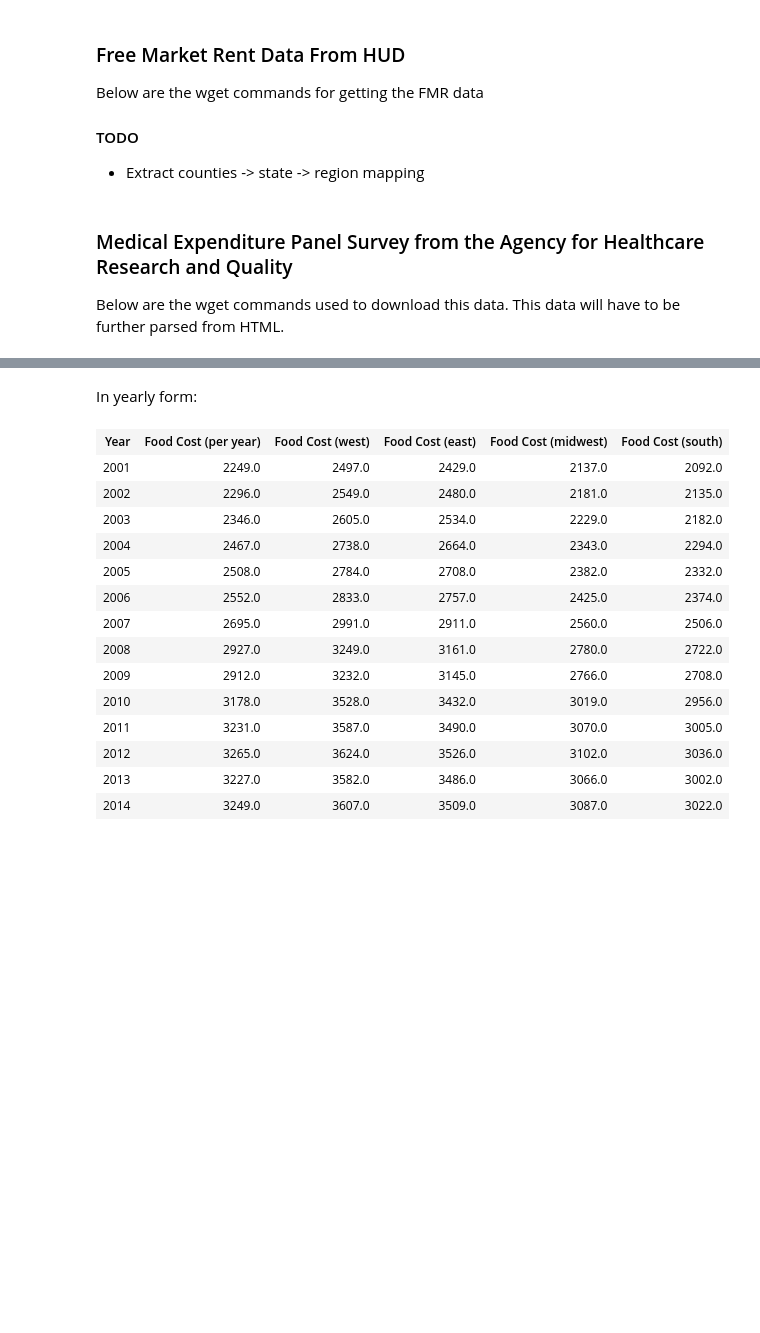
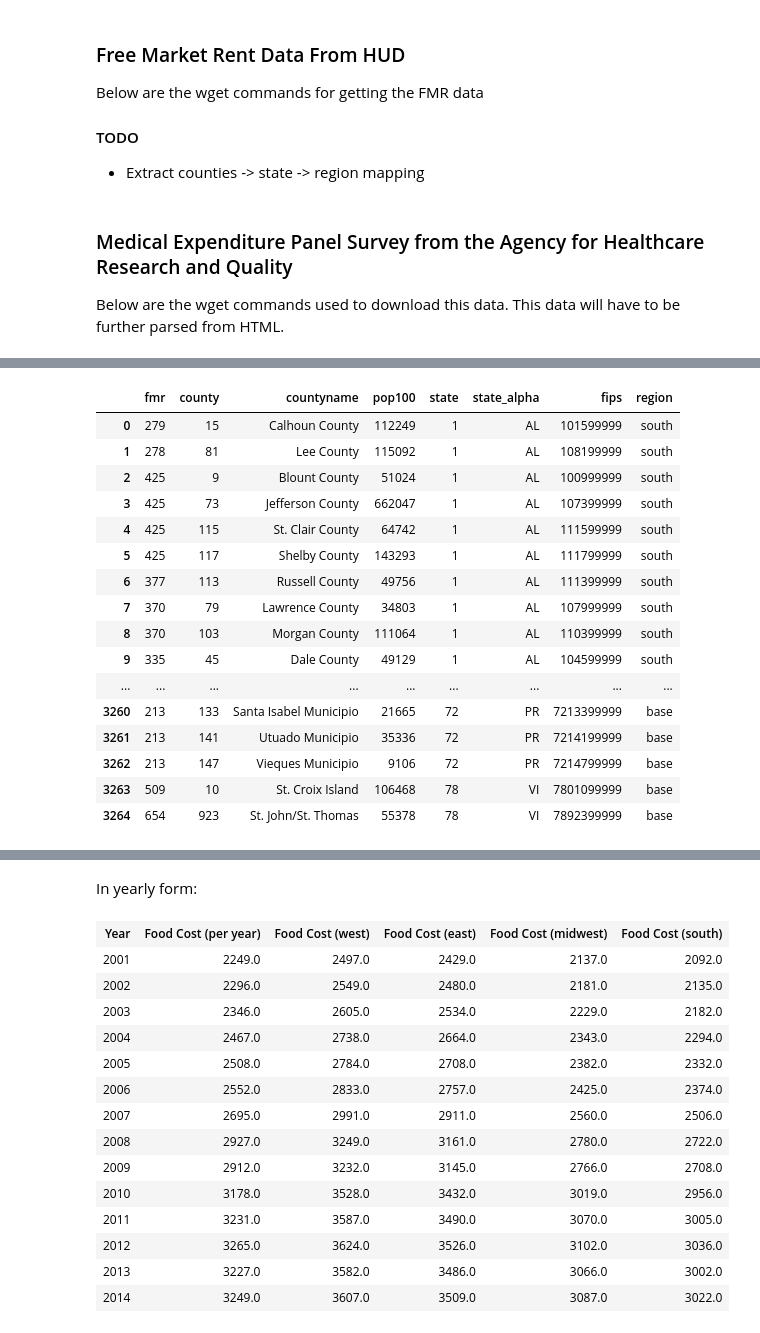
Before and after one commit to jquacinella/LivingWageModelExtension, a Jupyter notebook: Master's Thesis.ipynb, the cells around one changed output, grey strips where cells are left out. Saved outputs shown, nothing was run; the diff lists cells and outputs as text; code cells hidden in the pictures; blank space fills up the shorter version.

Commit message:
Changes fo sunday: close to finishing the loading of housing data

```diff
--- a/Master's Thesis.ipynb
+++ b/Master's Thesis.ipynb
@@ -72,11 +72,17 @@ from bs4 import BeautifulSoup
 import os
 from pprint import pprint
 import pandas as pd
+import itertools
 
+# Path to local dir on my laptop
 PROJECT_PATH = "/home/james/Development/Masters/Thesis" # Path to project files on my local computer
 
+def constant_factory(value):
+    ''' Always prodcues a constant value; used fo defaultdict '''
+    return itertools.repeat(value).next
+
 def caption(msg, tablenum):
-    ''' Help convert text into suitable table caption. '''
+    ''' Help convert text into suitable table caption '''
     return "<br><b>Table %d - %s</b>" % (tablenum, msg)
 # %% [markdown]
 Lets setup some inflation multipliers:
@@ -205,0 +262,73 @@ done
+# %%
+# Fair Market Rent data
+fmr_data = { }
+
+def pad_county(county):
+    ''' Pad counties to three digits when we need to construct one manually. '''
+    return '%03d' % county
+
+def pad_fips(fip):
+    ''' Add 99999 to end of fip code (which nullifies the subcounty identifier) '''
+    return int(str(fip) + '99999')
+
+# For now, only loading 2008 - 2014
+for year in range(2003, 2015):
+    with open(PROJECT_PATH + "/data/fmr/fmr%d.csv" % year, 'rb') as csvfile:
+        # Store dataframe from csv into dict
+        fmr_data[year] = pd.read_csv(csvfile)
+
+        # Lower case headings to make life easier
+        fmr_data[year].columns = map(str.lower, fmr_data[year].columns)
+
+        if year > 2012:
+            fmr_data[year] = fmr_data[year][["fmr0", "county", "cousub", "countyname", "fips2000", "fips2010", "pop2010", "state", "state_alpha"]]
+
+            # TODO: should we do this?
+            fmr_data[year]['fips'] = fmr_data[year]['fips2000']
+
+            fmr_data[year] = fmr_data[year].query('cousub == 99999').reset_index(drop=True)
+        elif year > 2005:
+            fmr_data[year] = fmr_data[year][["fmr0", "county", "cousub", "countyname", "fips", "pop2000", "state", "state_alpha"]]
+            fmr_data[year] = fmr_data[year].query('cousub == 99999').reset_index(drop=True)
+        elif year == 2005:
+            fmr_data[year] = fmr_data[year][["fmr_0bed", "county", "countyname", "pop2000", "state", "state_alpha", "stco"
+]]
+            fmr_data[year].rename(columns={'stco':'fips', 'fmr_0bed': 'fmr'}, inplace=True)
+            fmr_data[year]['fips'] = fmr_data[year]['fips'].map(pad_fips)
+        elif year == 2004:
+            fmr_data[year] = fmr_data[year][["new_fmr0", "county", "countyname", "pop100", "state", "state_alpha"]]
+            fmr_data[year]['fips'] = fmr_data[year]['state'].map(str) + fmr_data[year]['county'].map(pad_county)
+            fmr_data[year].rename(columns={'stco':'fips', 'new_fmr0': 'fmr'}, inplace=True)
+            fmr_data[year]['fips'] = fmr_data[year]['fips'].map(pad_fips)
+        elif year == 2003:
+            fmr_data[year] = fmr_data[year][["fmr0", "county", "countyname", "pop", "state", "state_alpha"]]
+            fmr_data[year]['fips'] = fmr_data[year]['state'].map(str) + fmr_data[year]['county'].map(pad_county)
+            fmr_data[year]['fips'] = fmr_data[year]['fips'].map(pad_fips)
+#         elif year == 2002:
+#             fmr_data[year] = fmr_data[year][["fmr_0bed", "county", "countyname", "pop2000", "state", "st"]]
+#             fmr_data[year]['fips'] = fmr_data[year]["state"].map(str) + fmr_data[year]["county"].map(pad_county)
+
+        # Add region column
+        # METHOD: the defaultdict will use region_base if the state is not in the initial state to region mapping
+        fmr_data[year]['region'] = fmr_data[year]['state_alpha'].map(lambda x: state_to_region_mapping[x])
+
+# Print example
+fmr_data[2004]
+# %% [output]
+|  | fmr | county | countyname | pop100 | state | state_alpha | fips | region |
+| 0 | 279 | 15 | Calhoun County | 112249 | 1 | AL | 101599999 | south |
+| 1 | 278 | 81 | Lee County | 115092 | 1 | AL | 108199999 | south |
+| 2 | 425 | 9 | Blount County | 51024 | 1 | AL | 100999999 | south |
+| 3 | 425 | 73 | Jefferson County | 662047 | 1 | AL | 107399999 | south |
+| 4 | 425 | 115 | St. Clair County | 64742 | 1 | AL | 111599999 | south |
+| 5 | 425 | 117 | Shelby County | 143293 | 1 | AL | 111799999 | south |
+| 6 | 377 | 113 | Russell County | 49756 | 1 | AL | 111399999 | south |
+| 7 | 370 | 79 | Lawrence County | 34803 | 1 | AL | 107999999 | south |
+| 8 | 370 | 103 | Morgan County | 111064 | 1 | AL | 110399999 | south |
+| 9 | 335 | 45 | Dale County | 49129 | 1 | AL | 104599999 | south |
+| ... | ... | ... | ... | ... | ... | ... | ... | ... |
+| 3260 | 213 | 133 | Santa Isabel Municipio | 21665 | 72 | PR | 7213399999 | base |
+| 3261 | 213 | 141 | Utuado Municipio | 35336 | 72 | PR | 7214199999 | base |
+| 3262 | 213 | 147 | Vieques Municipio | 9106 | 72 | PR | 7214799999 | base |
+| 3263 | 509 | 10 | St. Croix Island | 106468 | 78 | VI | 7801099999 | base |
+| 3264 | 654 | 923 | St. John/St. Thomas | 55378 | 78 | VI | 7892399999 | base |
```
Also changed, not shown: parts of 10 cells of this notebook, 1 other file.
